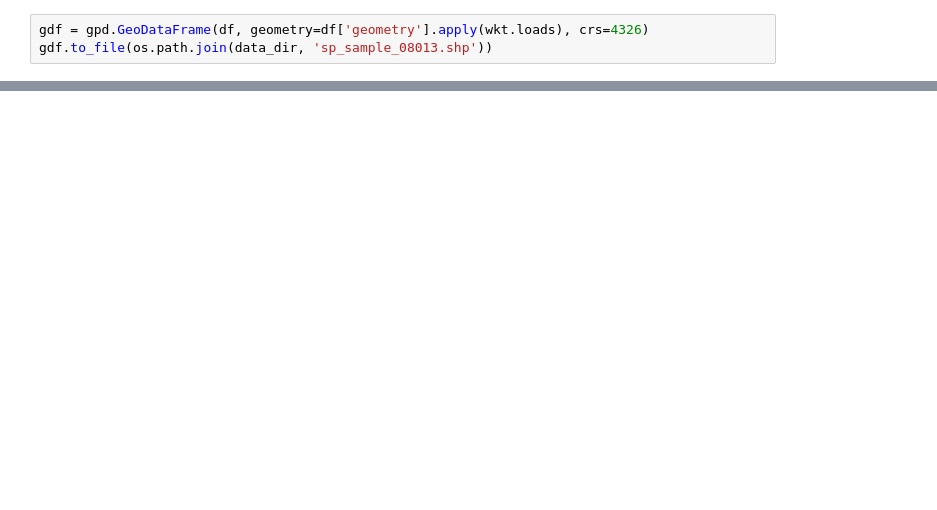
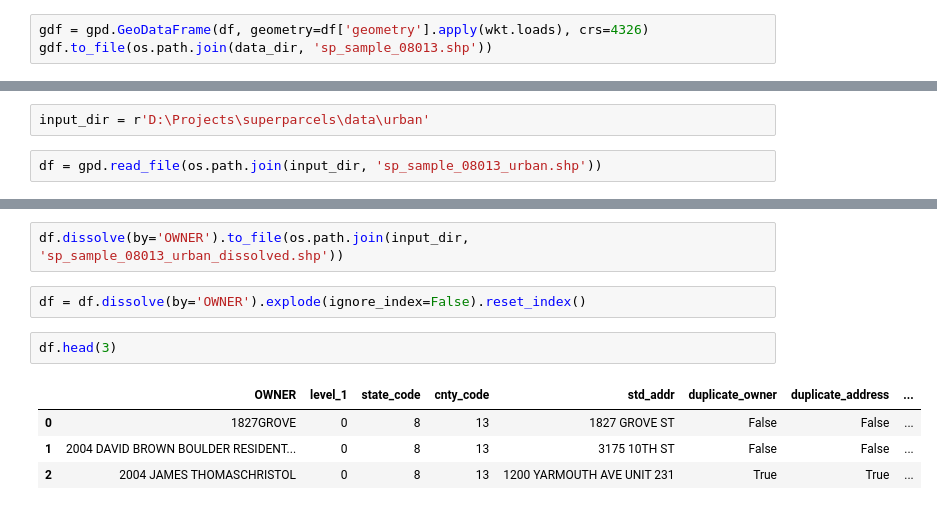
Before and after one commit to abreunig-clgx/superparcels, a Jupyter notebook: data_clean.ipynb, the cells around one changed output, grey strips where cells are left out. Drawn from its saved outputs; the diff is of its cells as text; blank space fills up the shorter version.

```diff
--- a/data_clean.ipynb
+++ b/data_clean.ipynb
@@ -22,0 +18,4 @@ gdf.to_file(os.path.join(data_dir, 'sp_sample_08013.shp'))
+# %%
+input_dir = r'D:\Projects\superparcels\data\urban'
+# %%
+df = gpd.read_file(os.path.join(input_dir, 'sp_sample_08013_urban.shp'))
@@ -22,0 +29,11 @@ gdf.to_file(os.path.join(data_dir, 'sp_sample_08013.shp'))
+# %%
+df.dissolve(by='OWNER').to_file(os.path.join(input_dir, 'sp_sample_08013_urban_dissolved.shp'))
+# %%
+df = df.dissolve(by='OWNER').explode(ignore_index=False).reset_index()
+# %%
+df.head(3)
+# %% [output]
+|  | OWNER | level_1 | state_code | cnty_code | std_addr | duplicate_owner | duplicate_address | ... |
+| 0 | 1827GROVE | 0 | 8 | 13 | 1827 GROVE ST | False | False | ... |
+| 1 | 2004 DAVID BROWN BOULDER RESIDENT... | 0 | 8 | 13 | 3175 10TH ST | False | False | ... |
+| 2 | 2004 JAMES THOMASCHRISTOL | 0 | 8 | 13 | 1200 YARMOUTH AVE UNIT 231 | True | True | ... |
```
Also changed, not shown: parts of 7 cells of this notebook, 4 other files.
